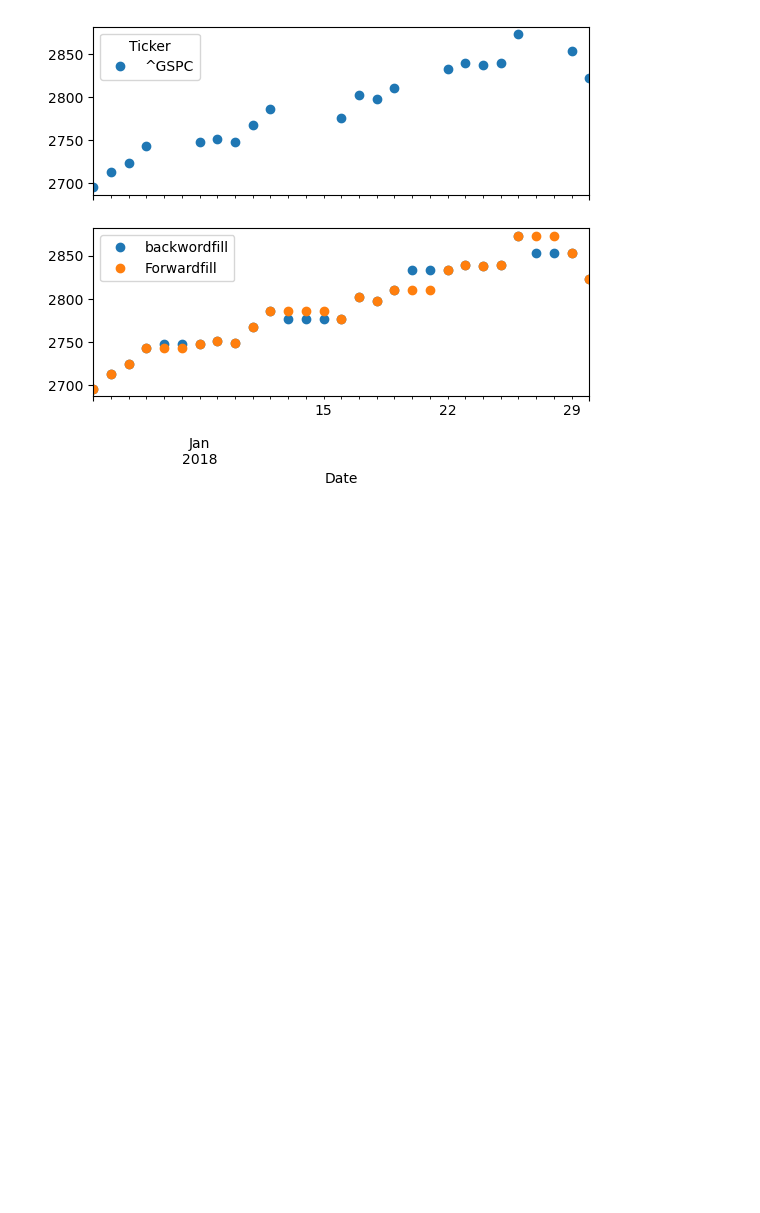
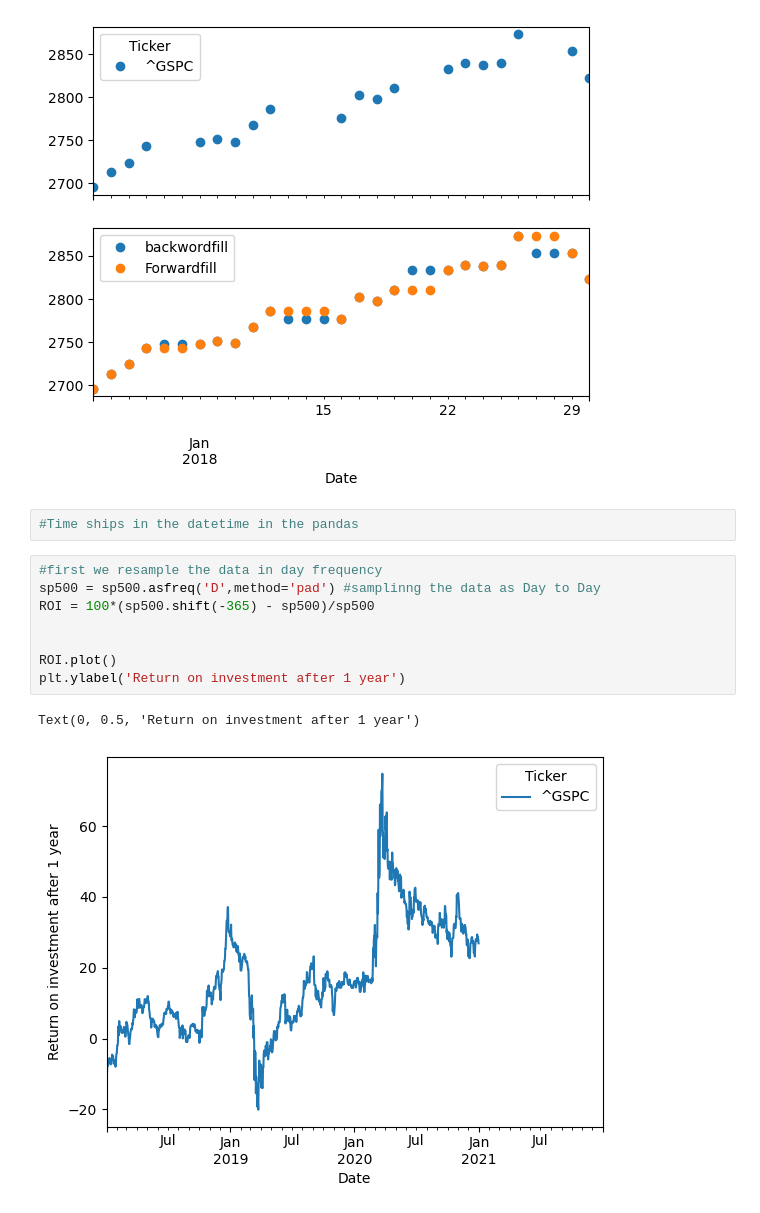
Before and after one commit to Venux09/Data_science_handbook_study, a Jupyter notebook: pandas-data_science_handbook/pandas_13.ipynb, the cells around one changed output. Saved outputs shown, nothing was run; the diff lists cells and outputs as text; blank space fills up the shorter version.

Commit message:
add : time shifts and rolling date specific functions in the pandas

```diff
--- a/pandas-data_science_handbook/pandas_13.ipynb
+++ b/pandas-data_science_handbook/pandas_13.ipynb
@@ -306,3 +323,16 @@ ax[1].legend(['backwordfill','Forwardfill'])
 # %% [output]
 <matplotlib.legend.Legend at 0x...>
 [figure]
+# %%
+#Time ships in the datetime in the pandas
+# %%
+#first we resample the data in day frequency
+sp500 = sp500.asfreq('D',method='pad') #samplinng the data as Day to Day
+ROI = 100*(sp500.shift(-365) - sp500)/sp500
+
+
+ROI.plot()
+plt.ylabel('Return on investment after 1 year')
+# %% [output]
+Text(0, 0.5, 'Return on investment after 1 year')
+[figure, added]
```
Also changed, not shown: parts of 5 cells of this notebook, 1 other file.
